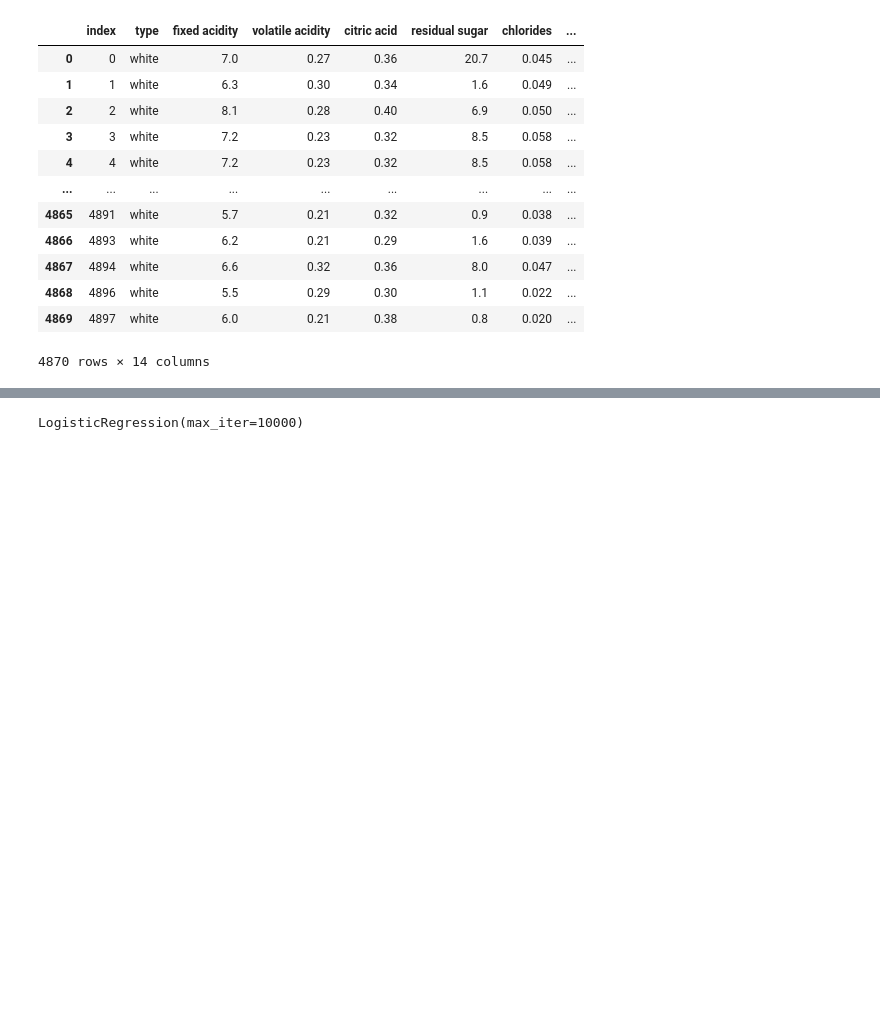
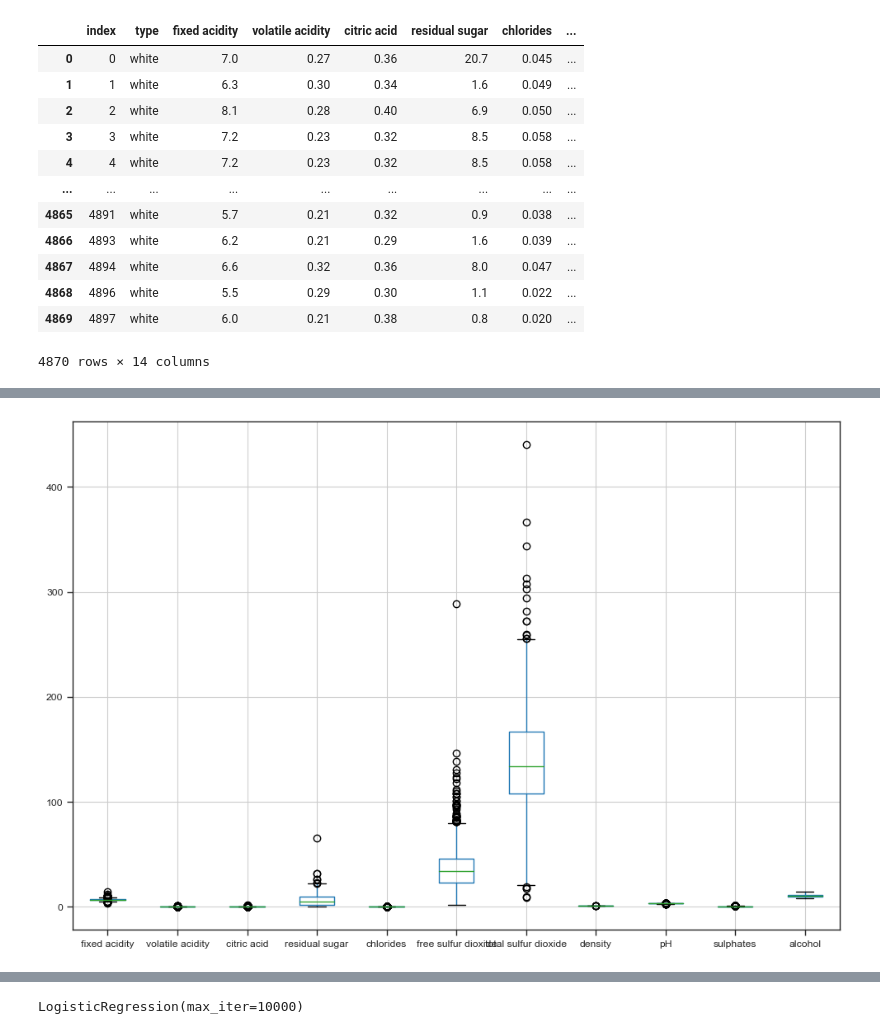
Before and after one commit to FabioRochaPoeta/wine-case, a Jupyter notebook: analisando-db-vinho-branco.ipynb, the cells around one changed output, grey strips where cells are left out. Drawn from its saved outputs; the diff is of its cells as text; code cells hidden in the pictures; blank space fills up the shorter version.

```diff
--- a/analisando-db-vinho-branco.ipynb
+++ b/analisando-db-vinho-branco.ipynb
@@ -285,0 +286,6 @@ df_white.hist(figsize=[16,16]);
+# %%
+# Checando Outliers com Boxplot (mais preciso)
+
+df_white.drop(['index','opinion'], axis=1).boxplot(figsize=[12,8]);
+# %% [output]
+[figure, added]
```
Also changed, not shown: parts of 17 cells of this notebook.
